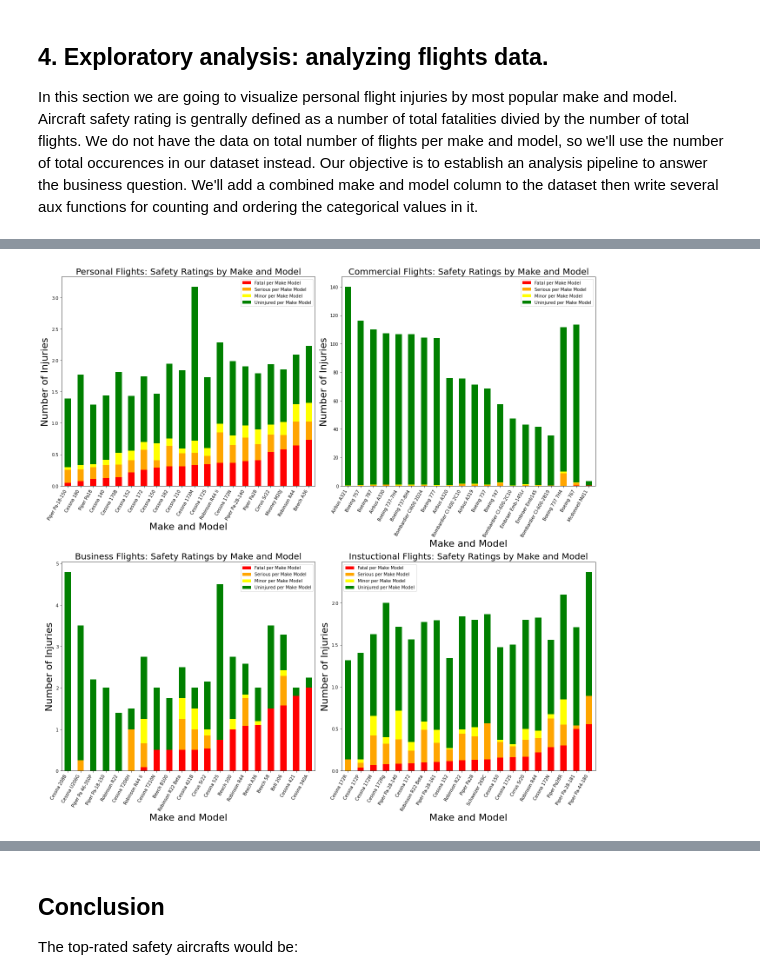
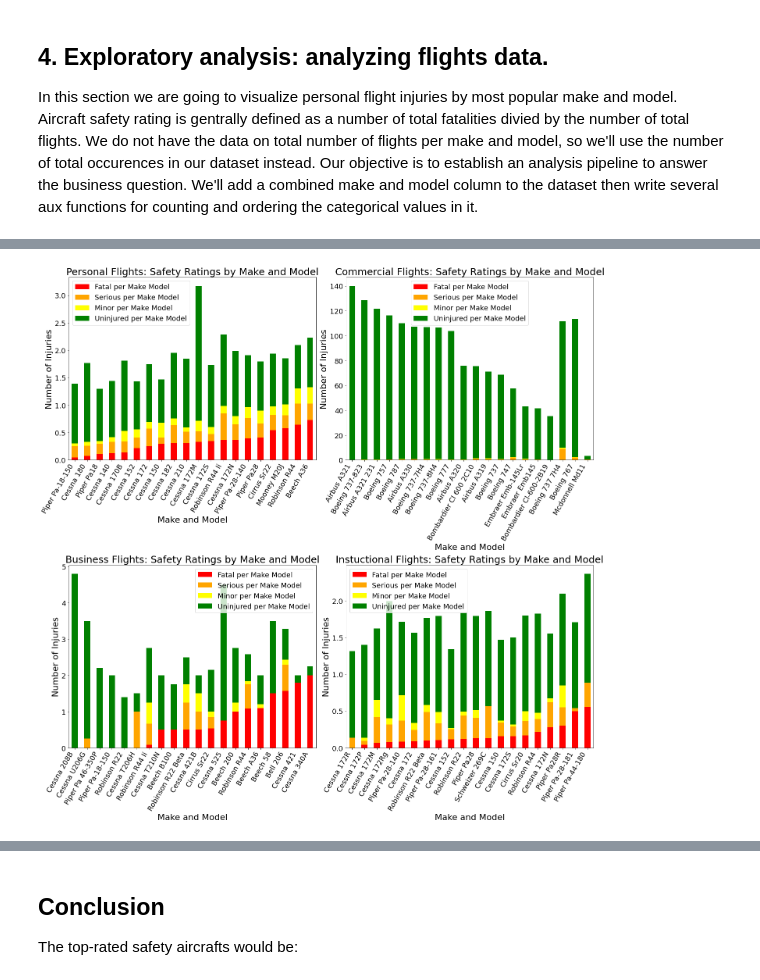
Before and after one commit to leksea/dsc-phase-1-project, a Jupyter notebook: Alexandra Yakovleva Phase 1 DS Flex Final Project.ipynb, the cells around one changed output, grey strips where cells are left out. Saved outputs shown, nothing was run; the diff lists cells and outputs as text; code cells hidden in the pictures.

```diff
--- a/Alexandra Yakovleva Phase 1 DS Flex Final Project.ipynb
+++ b/Alexandra Yakovleva Phase 1 DS Flex Final Project.ipynb
@@ -613,51 +639,57 @@ df_ins_norm = norm_inj_top_n_make_model(df_agg_ins)
 # %%
 # Plotting
 colors = ['red', 'orange', 'yellow', 'green']
-fig, axs = plt.subplots(2, 2, figsize=(18, 18))
+fig, axs = plt.subplots(2, 2, figsize=(20, 20))
 
 df_pers_norm.plot(kind='bar', stacked=True, ax=axs[0, 0], color = colors)
 # Labels
-axs[0, 0].set_title('Personal Flights: Safety Ratings by Make and Model', fontsize = 20)
+axs[0, 0].set_title('Personal Flights: Safety Ratings by Make and Model', fontsize = 25)
 axs[0, 0].set_xlabel('Make and Model', fontsize = 22)
 axs[0, 0].set_ylabel('Number of Injuries', fontsize = 22)
-axs[0, 0].set_xticklabels(axs[0, 0].get_xticklabels(), rotation=60, ha='right');
+axs[0, 0].set_xticklabels(axs[0, 0].get_xticklabels(), rotation=60, ha='right', fontsize = 18);
+axs[0, 0].tick_params(axis='y', labelsize=18)
+axs[0, 0].legend(fontsize =18)
 
 # Plotting
 df_comm_norm.plot(kind='bar', stacked=True, ax=axs[0, 1], color = colors)
 # Labels
-axs[0, 1].set_title('Commercial Flights: Safety Ratings by Make and Model', fontsize = 20)
+axs[0, 1].set_title('Commercial Flights: Safety Ratings by Make and Model', fontsize = 25)
 axs[0, 1].set_xlabel('Make and Model', fontsize = 22)
 axs[0, 1].set_ylabel('Number of Injuries', fontsize = 22)
-axs[0, 1].set_xticklabels(axs[0, 1].get_xticklabels(), rotation=60, ha='right');
+axs[0, 1].set_xticklabels(axs[0, 1].get_xticklabels(), rotation=60, ha='right', fontsize = 18);
+axs[0, 1].tick_params(axis='y', labelsize=18)
+axs[0, 1].legend(fontsize =18)
 
  # Plotting
 
 df_bus_norm.plot(kind='bar', stacked=True, ax=axs[1, 0], color = colors)
 # Labels
-axs[1, 0].set_title('Business Flights: Safety Ratings by Make and Model', fontsize = 20)
+axs[1, 0].set_title('Business Flights: Safety Ratings by Make and Model', fontsize = 25)
 axs[1, 0].set_xlabel('Make and Model', fontsize = 22)
 axs[1, 0].set_ylabel('Number of Injuries', fontsize = 22)
-axs[1, 0].set_xticklabels(axs[1, 0].get_xticklabels(), rotation=60, ha='right');
-
+axs[1, 0].set_xticklabels(axs[1, 0].get_xticklabels(), rotation=60, ha='right', fontsize = 18);
+axs[1, 0].tick_params(axis='y', labelsize=18)
+axs[1, 0].legend(fontsize =18)
  # Plotting
 
 df_ins_norm.plot(kind='bar', stacked=True, ax=axs[1, 1], color = colors)
 # Labels
-axs[1, 1].set_title('Instuctional Flights: Safety Ratings by Make and Model', fontsize = 20)
+axs[1, 1].set_title('Instuctional Flights: Safety Ratings by Make and Model', fontsize = 25)
 axs[1, 1].set_xlabel('Make and Model', fontsize = 22)
 axs[1, 1].set_ylabel('Number of Injuries', fontsize = 22)
-axs[1, 1].set_xticklabels(axs[1, 1].get_xticklabels(), rotation=60, ha='right');
-
+axs[1, 1].set_xticklabels(axs[1, 1].get_xticklabels(), rotation=60, ha='right', fontsize=18);
+axs[1, 1].tick_params(axis='y', labelsize=18)
+axs[1, 1].legend(fontsize =18)
 plt.tight_layout()
 
 
 #save plots
 
 axs[0, 0].figure.savefig(os.path.join(directory_out, 'Inj_By_Flight_Personal.jpeg'))
 axs[0, 1].figure.savefig(os.path.join(directory_out, 'Inj_By_Flight_Commercial.jpeg'))
 axs[1, 0].figure.savefig(os.path.join(directory_out, 'Inj_By_Flight_Business.jpeg'))
 axs[1, 1].figure.savefig(os.path.join(directory_out, 'Inj_By_Flight_Instructional.jpeg'))
 # %% [output]
-[figure, old version]
+[figure, new version]
 # %%
 # the 8 safest planes for personal use:
```
Also changed, not shown: parts of 6 cells of this notebook, 19 other files.
